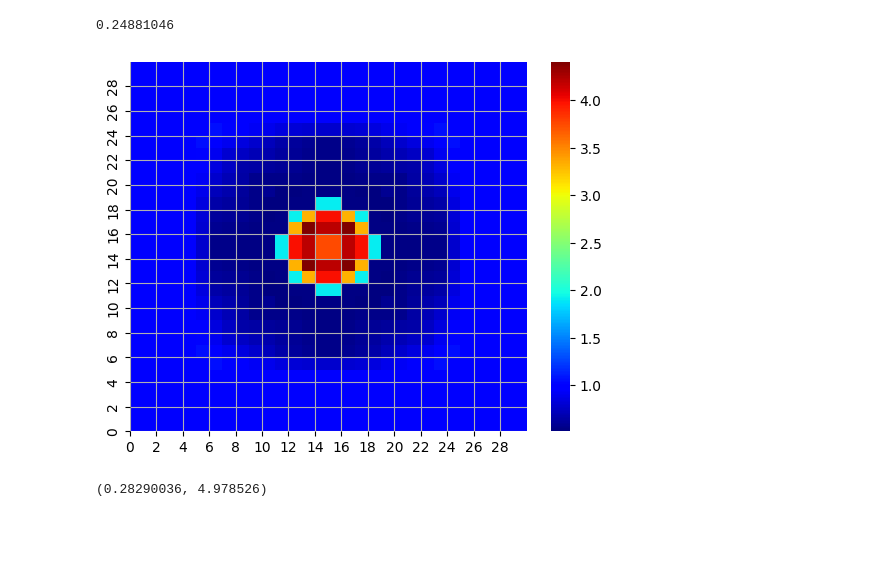
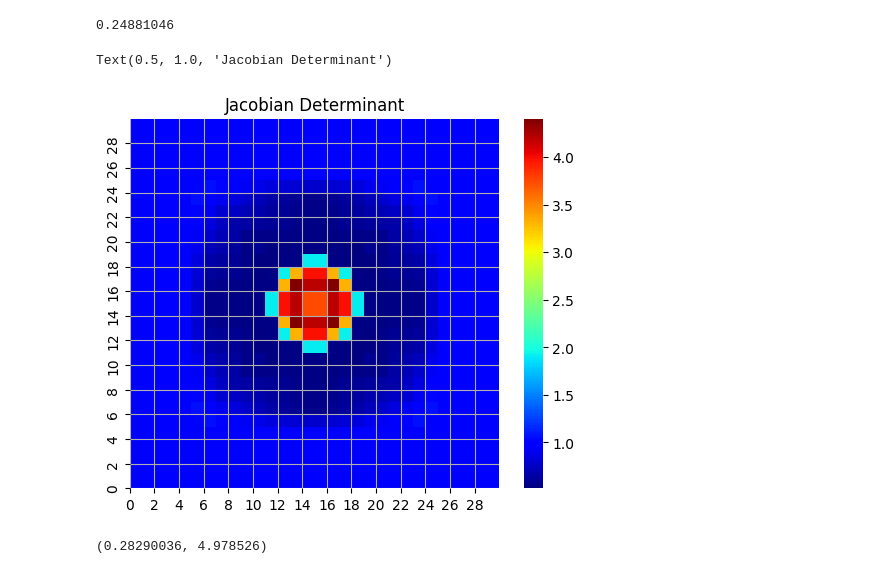
Before and after one commit to joasiee/elastix, a Jupyter notebook: experiments/notebooks/voxels.ipynb, the cells around one changed output. Cells and saved outputs as stored; diff of their text form; code cells hidden in the pictures; blank space fills up the shorter version.

```diff
--- a/experiments/notebooks/voxels.ipynb
+++ b/experiments/notebooks/voxels.ipynb
@@ -301,13 +300,15 @@ dvf_rmse(dvf, np.zeros_like(dvf))
 0.24881046
 # %%
 jac_det = jacobian_determinant(dvf)
-sns.heatmap(jac_det[..., 10], cmap='jet')
+sns.heatmap(jac_det[..., 10], cmap='jet', square=True)
 plt.gca().invert_yaxis()
 plt.gca().set_xticks([i for i in range(jac_det.shape[0])][::2], labels=[i for i in range(jac_det.shape[0])][::2])
 plt.gca().set_yticks([i for i in range(jac_det.shape[1])][::2], labels=[i for i in range(jac_det.shape[1])][::2])
 plt.gca().grid(True)
+plt.title("Jacobian Determinant")
 # %% [output]
+Text(0.5, 1.0, 'Jacobian Determinant')
-[figure, old version]
+[figure, new version]
 # %%
 np.min(jac_det), np.max(jac_det)
 # %% [output]
```
Also changed, not shown: parts of 8 cells of this notebook, 9 other files.
